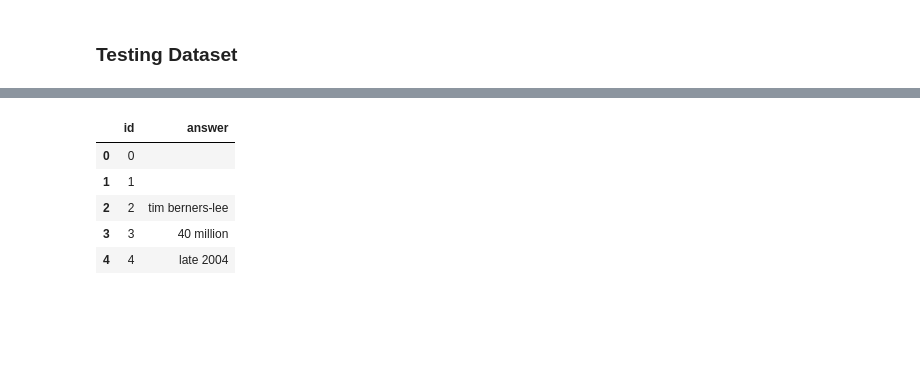
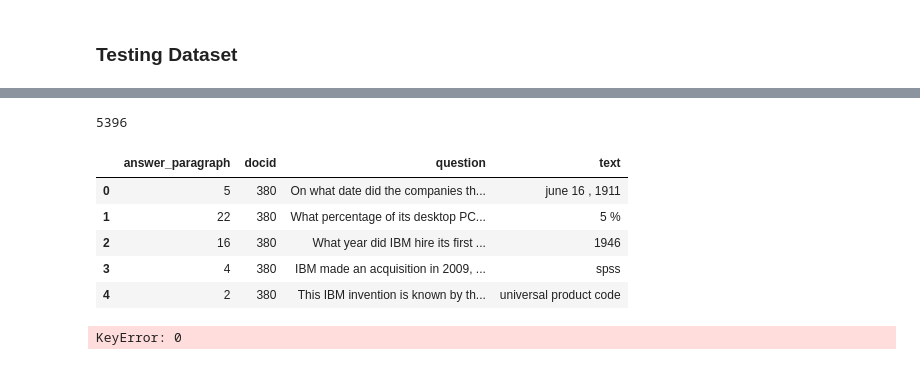
Before and after one commit to danielfelipegil/poisson, a Jupyter notebook: question-answering-dg.ipynb, the cells around one changed output, grey strips where cells are left out. Drawn from its saved outputs; the diff is of its cells as text; code cells hidden in the pictures; blank space fills up the shorter version.

```diff
--- a/question-answering-dg.ipynb
+++ b/question-answering-dg.ipynb
@@ -696,0 +852,35 @@ df_result.to_csv('prediction/output.csv',index=False)
+# %%
+def get_passage_features(passage,question,answer_type):
+    # number of named entities in the passage
+        num_entities=len(common_entities)
+
+        # number of question keywords in the passage
+        question_keywords=get_keyword(question)
+        answer_passage_keywords=get_keyword(answer_found)
+        qk_passage=[]
+        for qk in question_keywords:
+            if qk in answer_passage_keywords:
+                qk_passage.append(qk)
+        num_qkp=len(qk_passage)
+
+        # longest exact sequence of keywords
+        longest_exact_sequence=0
+
+        for i in range(len(question_keywords)):
+            if i < len(answer_passage_keywords):
+                if question_keywords[i] in answer_passage_keywords[i]:
+                    longest_exact_sequence+=1
+
+        # rank of the paragraph where the answer sentence was extracted
+        results = query_vsm(question_keywords, vsm_inverted_index_all[row['docid']])
+        documents_ranked=results.most_common(10)
+        rank_of_paragraph=0
+        for document in documents_ranked:
+            if (document[0]==row['answer_paragraph']):
+                break
+            else:
+                rank_of_paragraph+=1
+
+        return num_entities,num_qkp,longest_exact_sequence,rank_of_paragraph]
+# %% [output]
+5396
@@ -697,9 +889,9 @@ df_result.to_csv('prediction/output.csv',index=False)
 # %%
-df_result.head()
+df_devel.head()
 # %% [output]
-|  | id | answer |
-| 0 | 0 |  |
-| 1 | 1 |  |
-| 2 | 2 | tim berners-lee |
-| 3 | 3 | 40 million |
-| 4 | 4 | late 2004 |
+|  | answer_paragraph | docid | question | text |
+| 0 | 5 | 380 | On what date did the companies th... | june 16 , 1911 |
+| 1 | 22 | 380 | What percentage of its desktop PC... | 5 % |
+| 2 | 16 | 380 | What year did IBM hire its first ... | 1946 |
+| 3 | 4 | 380 | IBM made an acquisition in 2009, ... | spss |
+| 4 | 2 | 380 | This IBM invention is known by th... | universal product code |
@@ -705,0 +900,4 @@ df_result.head()
+# %%
+a[0]
+# %% [output]
+KeyError: 0
```
Also changed, not shown: parts of 33 cells of this notebook.
